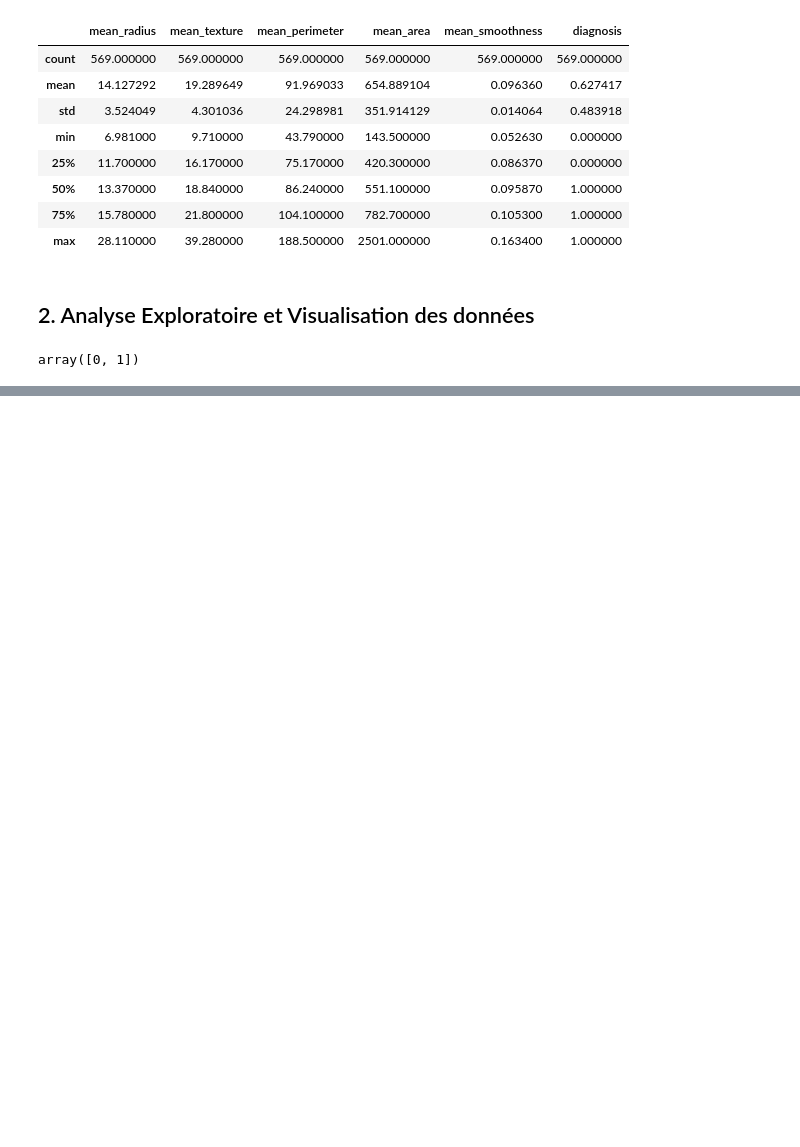
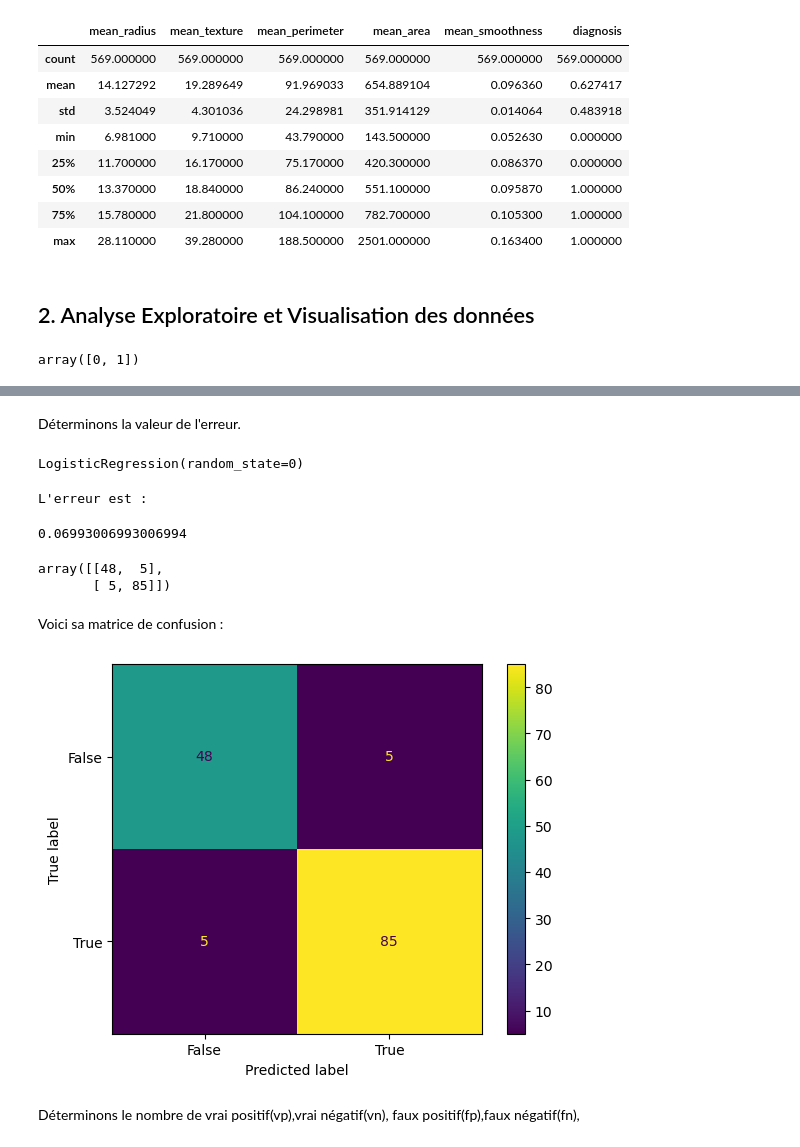
Before and after one commit to FoubaDev/BreathCancer, a Jupyter notebook: Cancer_Classification.ipynb, the cells around one changed output, grey strips where cells are left out. Cells and saved outputs as stored; diff of their text form; code cells hidden in the pictures; blank space fills up the shorter version.

```diff
--- a/Cancer_Classification.ipynb
+++ b/Cancer_Classification.ipynb
@@ -122,0 +180,6 @@ plt.show()
+# %%
+X = df.iloc[:, 1:5].values
+Y = df.iloc[:, 5].values
+# %%
+from sklearn.model_selection import train_test_split
+X_train, X_test, Y_train, Y_test = train_test_split(X, Y, test_size = 0.25, random_state = 0)
@@ -122,0 +190,5 @@ plt.show()
+# %%
+from sklearn.preprocessing import StandardScaler
+sc = StandardScaler()
+X_train = sc.fit_transform(X_train)
+X_test = sc.transform(X_test)
@@ -122,0 +255,40 @@ plt.show()
+# %%
+Y_pred = classifier_RL.predict(X_test)
+# %% [markdown]
+Déterminons la valeur de l'erreur.
+# %%
+from sklearn.linear_model import LogisticRegression
+model = LogisticRegression(random_state=0)
+model.fit(X_train, Y_train)
+# %% [output]
+LogisticRegression(random_state=0)
+# %%
+from sklearn.metrics import mean_squared_error
+predictions = model.predict(X_test)
+print("L'erreur est :")
+mean_squared_error(predictions, Y_test)
+# %% [output]
+L'erreur est :
+0.06993006993006994
+# %%
+from sklearn.metrics import confusion_matrix
+cm = confusion_matrix(Y_test, Y_pred)
+cm
+# %% [output]
+array([[48,  5],
+       [ 5, 85]])
+# %% [markdown]
+Voici sa matrice de confusion :
+# %%
+
+import sklearn.metrics as metrics
+confusion_matrix = confusion_matrix(Y_test, Y_pred)
+
+cm_display = metrics.ConfusionMatrixDisplay(confusion_matrix = confusion_matrix, display_labels = [False, True])
+
+cm_display.plot()
+plt.show()
+# %% [output]
+[figure, added]
+# %% [markdown]
+Déterminons le nombre de vrai positif(vp),vrai négatif(vn), faux positif(fp),faux négatif(fn),
```
Also changed, not shown: parts of 104 cells of this notebook.
